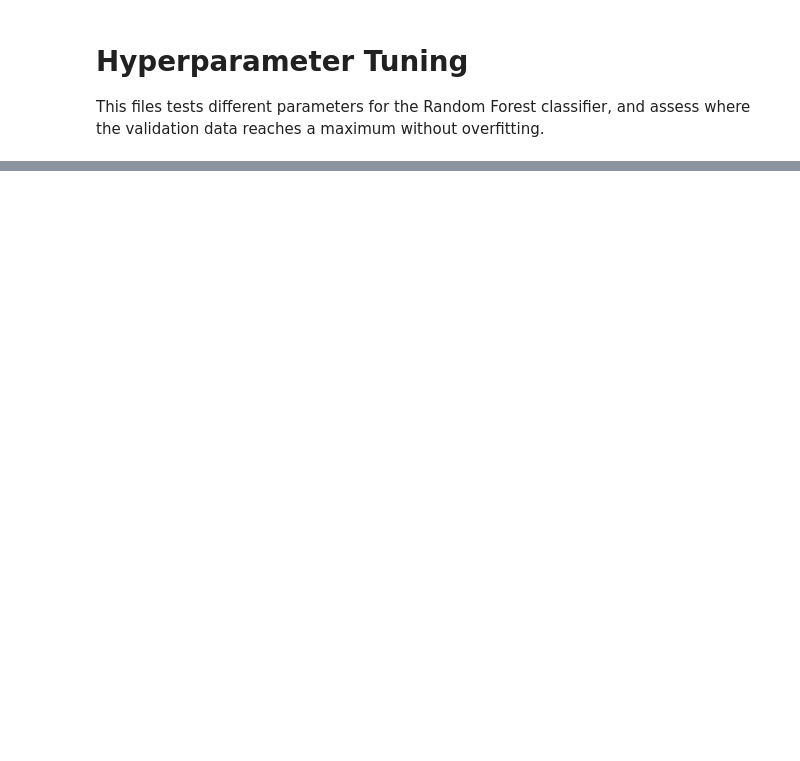
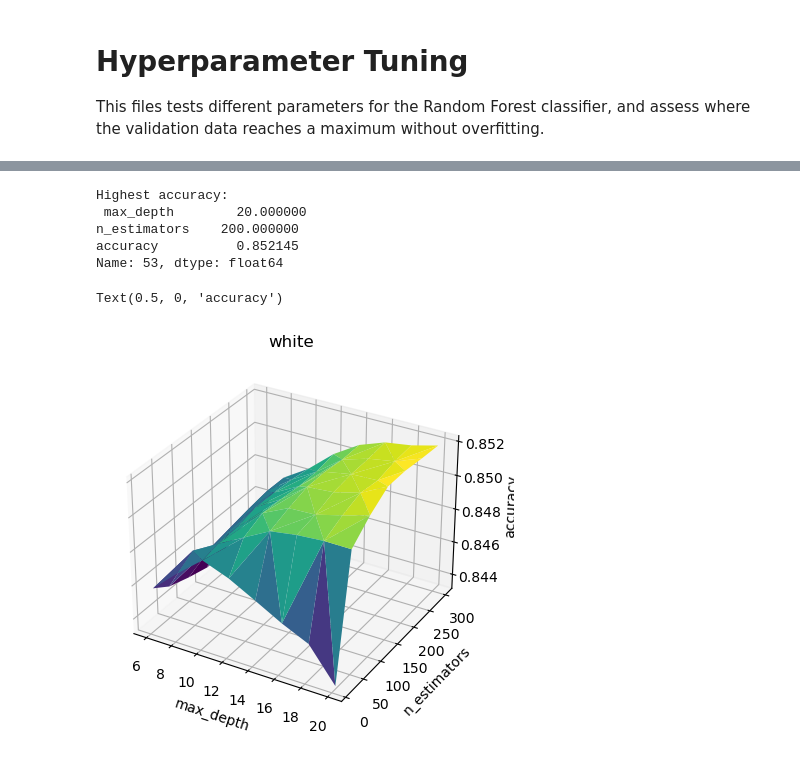
Before and after one commit to AnnikaLarissa/MIMIC-IV, a Jupyter notebook: hyperparameter_tuning.ipynb, the cells around one changed output, grey strips where cells are left out. Drawn from its saved outputs; the diff is of its cells as text; code cells hidden in the pictures; blank space fills up the shorter version.

```diff
--- a/hyperparameter_tuning.ipynb
+++ b/hyperparameter_tuning.ipynb
@@ -61,8 +73,20 @@ ax.plot_trisurf(unknown["max_depth"], unknown["n_estimators"], unknown["accuracy
 # %%
 white = tune('white')
 print("Highest accuracy:\n", white.loc[white['accuracy'].idxmax()])
 ax = plt.axes(projection='3d')
 ax.plot_trisurf(white["max_depth"], white["n_estimators"], white["accuracy"], cmap='viridis', edgecolor='none')
+ax.set_title("white")
+ax.set_xlabel("max_depth")
+ax.set_ylabel("n_estimators")
+ax.set_zlabel("accuracy")
+# %% [output]
+Highest accuracy:
+ max_depth        20.000000
+n_estimators    200.000000
+accuracy          0.852145
+Name: 53, dtype: float64
+Text(0.5, 0, 'accuracy')
+[figure, added]
 # %%
 other = tune('other')
 print("Highest accuracy:\n", other.loc[other['accuracy'].idxmax()])
```
Also changed, not shown: parts of 1 cell of this notebook.
